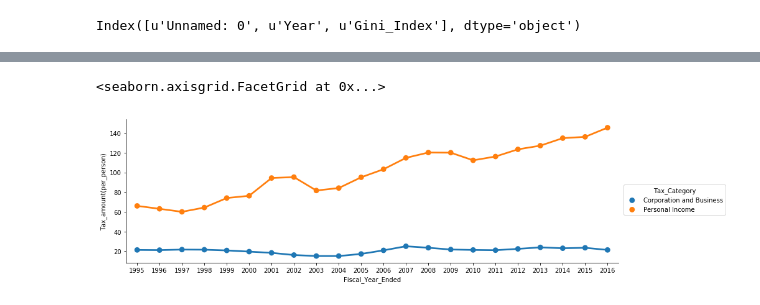
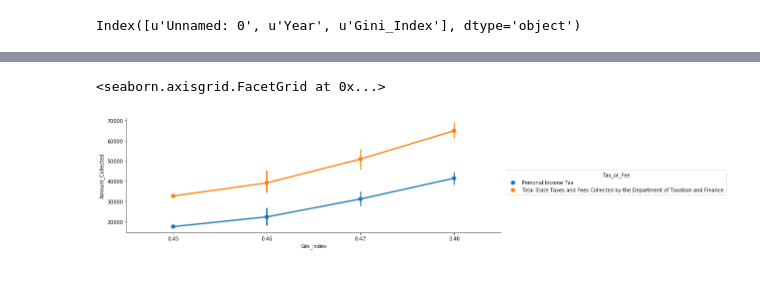
Before and after one commit to amritasharma05/Team-Project, a Jupyter notebook: INCOME_INEQUALITY_EDA.ipynb, the cells around one changed output, grey strips where cells are left out. Drawn from its saved outputs; the diff is of its cells as text; code cells hidden in the pictures.

```diff
--- a/INCOME_INEQUALITY_EDA.ipynb
+++ b/INCOME_INEQUALITY_EDA.ipynb
@@ -414,0 +396,2 @@ array(['Personal Income', 'Corporation and Business',
+# %%
+df_tax = df_tax[(df_tax['Tax_or_Fee'] =='Total State Taxes and Fees Collected by the Department of Taxation and Finance')|(df_tax['Tax_or_Fee']=='Personal Income Tax')]
@@ -514,5 +432,5 @@ Index([u'Unnamed: 0', u'Year', u'Gini_Index'], dtype='object')
 # %%
-df_GiniTax = df_TaxPop.merge(df_gini, left_on='Fiscal_Year_Ended', right_on='Year')
+df_GiniTax = df_tax.merge(df_gini, left_on='Fiscal_Year_Ended', right_on='Year')
 # %%
 df_GiniTax.head()
 # %% [output]
@@ -525,5 +443,5 @@ df_GiniTax.head()
 # %%
-sns.factorplot(y='Tax_amount(per_person)', data=df_GiniTax, x='Fiscal_Year_Ended',hue='Tax_Category',aspect=3)
+sns.factorplot(x='Gini_Index', y='Amount_Collected',data=df_GiniTax, hue='Tax_or_Fee',aspect=3)
 # %% [output]
 <seaborn.axisgrid.FacetGrid at 0x...>
-[figure, old version]
+[figure, new version]
```
Also changed, not shown: parts of 70 cells of this notebook.
